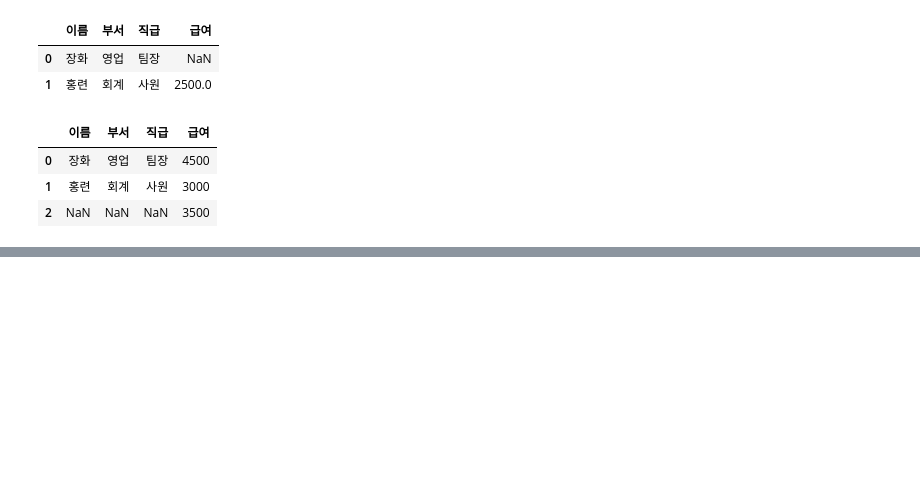
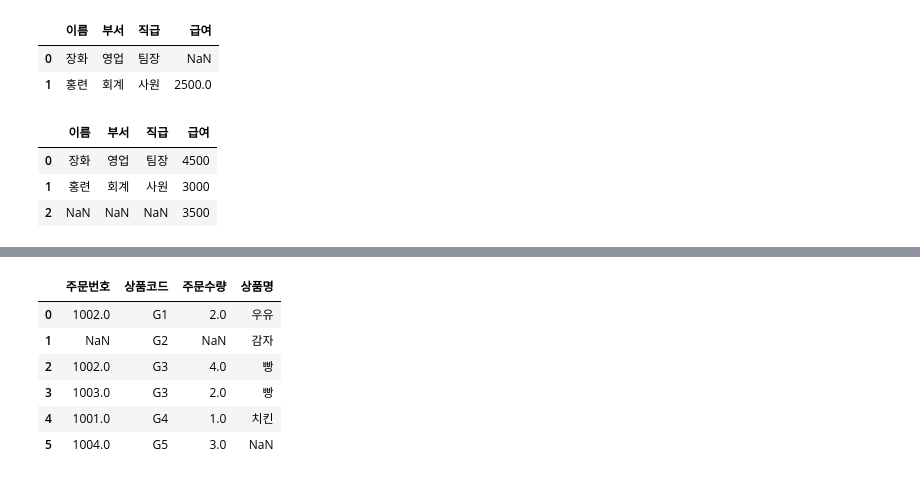
Before and after one commit to DANU011/practice-analysis, a Jupyter notebook: bigdata/bigdata_chap2.ipynb, the cells around one changed output, grey strips where cells are left out. Cells and saved outputs as stored; diff of their text form; code cells hidden in the pictures; blank space fills up the shorter version.

```diff
--- a/bigdata/bigdata_chap2.ipynb
+++ b/bigdata/bigdata_chap2.ipynb
@@ -616,0 +615,4 @@ pd.concat([HR1, HR5], axis = 1)
+# %%
+product = pd.DataFrame({'상품코드':['G1', 'G2', 'G3', 'G4'],
+                        '상품명':['우유', '감자', '빵', '치킨']})
+product
@@ -616,0 +625,5 @@ pd.concat([HR1, HR5], axis = 1)
+# %%
+sale = pd.DataFrame({'주문번호' : [1001, 1002, 1002, 1003, 1004],
+                     '상품코드' : ['G4', 'G3', 'G1', 'G3', 'G5'],
+                     '주문수량' : [1, 4, 2, 2, 3]})
+sale.merge(product, on = '상품코드', how = 'inner')
@@ -616,0 +636,10 @@ pd.concat([HR1, HR5], axis = 1)
+# %%
+sale.merge(product, on = '상품코드', how = 'outer', sort = True)
+# %% [output]
+|  | 주문번호 | 상품코드 | 주문수량 | 상품명 |
+| 0 | 1002.0 | G1 | 2.0 | 우유 |
+| 1 | NaN | G2 | NaN | 감자 |
+| 2 | 1002.0 | G3 | 4.0 | 빵 |
+| 3 | 1003.0 | G3 | 2.0 | 빵 |
+| 4 | 1001.0 | G4 | 1.0 | 치킨 |
+| 5 | 1004.0 | G5 | 3.0 | NaN |
```
Also changed, not shown: parts of 29 cells of this notebook.
